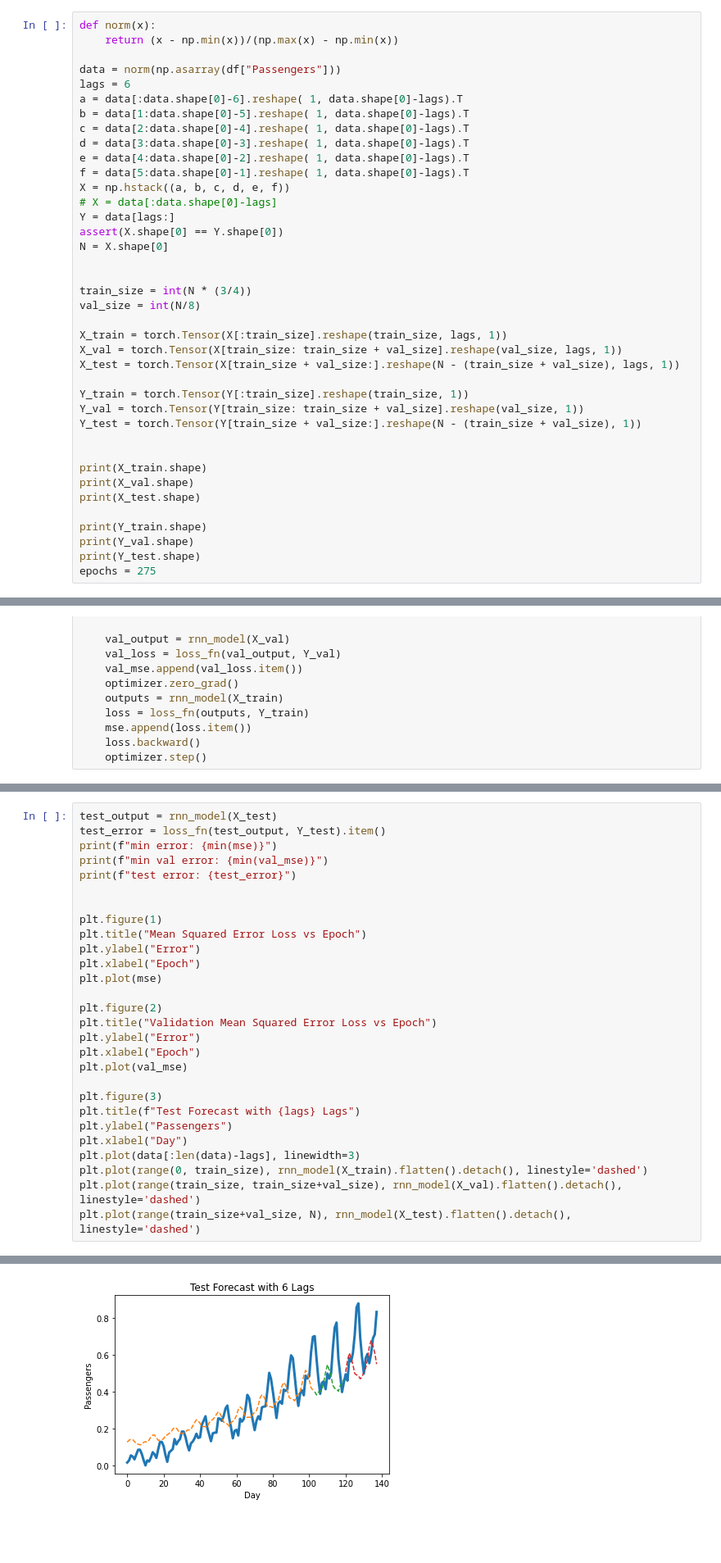
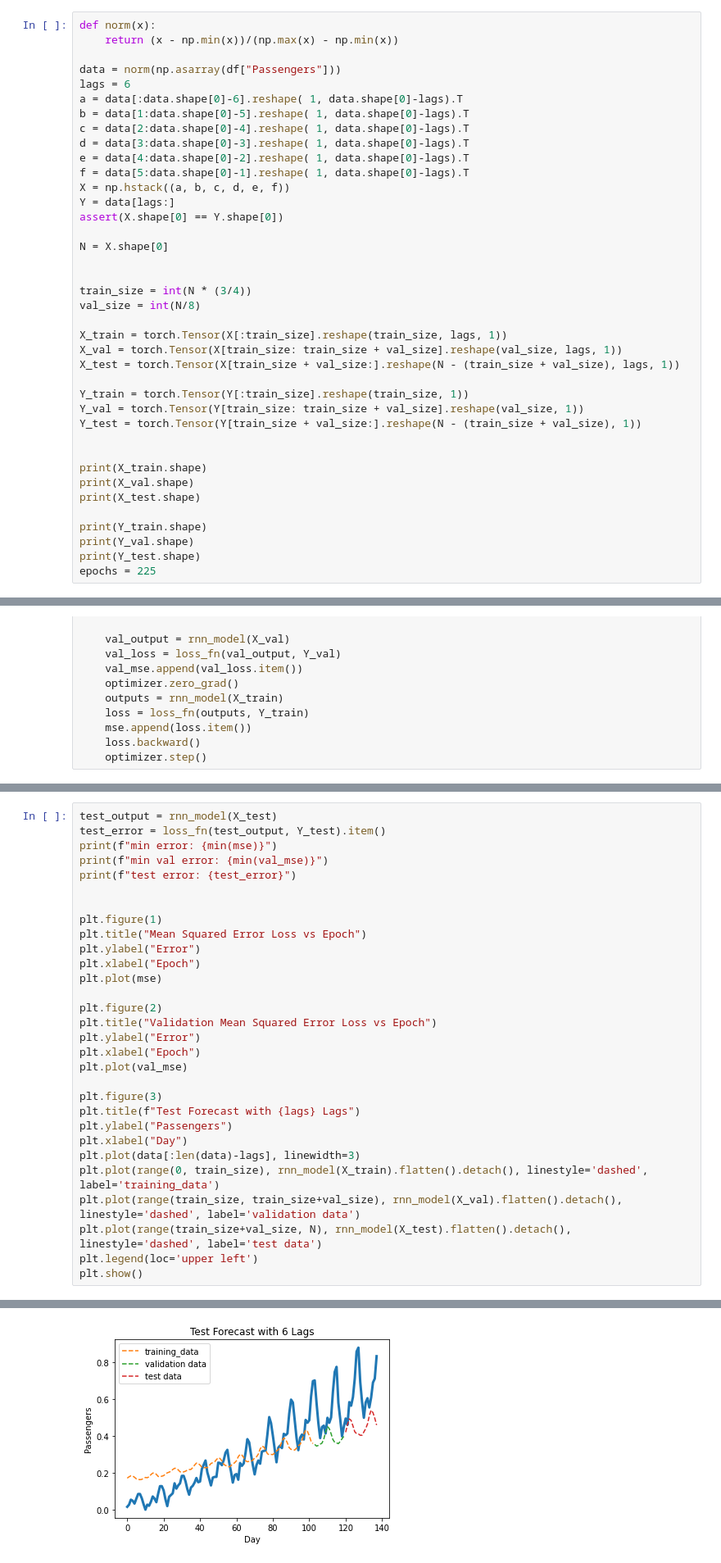
Before and after one commit to siddha20/CSCI4962, a Jupyter notebook: Homeworks/homework4/homework4.ipynb, the cells around one changed output, grey strips where cells are left out. Shown at 82% size. Drawn from its saved outputs; the diff is of its cells as text; blank space fills up the shorter version.

```diff
--- a/Homeworks/homework4/homework4.ipynb
+++ b/Homeworks/homework4/homework4.ipynb
@@ -95,9 +96,9 @@ d = data[3:data.shape[0]-3].reshape( 1, data.shape[0]-lags).T
 e = data[4:data.shape[0]-2].reshape( 1, data.shape[0]-lags).T
 f = data[5:data.shape[0]-1].reshape( 1, data.shape[0]-lags).T
 X = np.hstack((a, b, c, d, e, f))
-# X = data[:data.shape[0]-lags]
 Y = data[lags:]
 assert(X.shape[0] == Y.shape[0])
+
 N = X.shape[0]
 
 
@@ -120,7 +121,7 @@ print(X_test.shape)
 print(Y_train.shape)
 print(Y_val.shape)
 print(Y_test.shape)
-epochs = 275
+epochs = 225
 # %% [output]
 torch.Size([103, 6, 1])
 torch.Size([17, 6, 1])
@@ -188,7 +209,9 @@ plt.title(f"Test Forecast with {lags} Lags")
 plt.ylabel("Passengers")
 plt.xlabel("Day")
 plt.plot(data[:len(data)-lags], linewidth=3)
-plt.plot(range(0, train_size), rnn_model(X_train).flatten().detach(), linestyle='dashed')
-plt.plot(range(train_size, train_size+val_size), rnn_model(X_val).flatten().detach(), linestyle='dashed')
-plt.plot(range(train_size+val_size, N), rnn_model(X_test).flatten().detach(), linestyle='dashed')
+plt.plot(range(0, train_size), rnn_model(X_train).flatten().detach(), linestyle='dashed', label='training_data')
+plt.plot(range(train_size, train_size+val_size), rnn_model(X_val).flatten().detach(), linestyle='dashed', label='validation data')
+plt.plot(range(train_size+val_size, N), rnn_model(X_test).flatten().detach(), linestyle='dashed', label='test data')
+plt.legend(loc='upper left')
+plt.show()
 # %% [output]
@@ -201,2 +223,2 @@ test error: 0.042212408035993576
-[figure, old version]
+[figure, new version]
 # %% [markdown]
```
Also changed, not shown: parts of 11 cells of this notebook.
